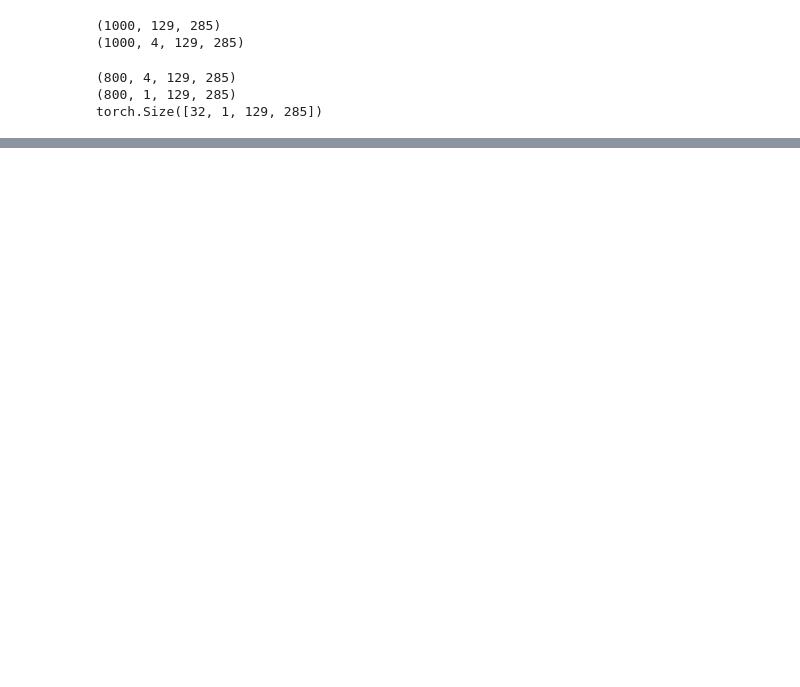
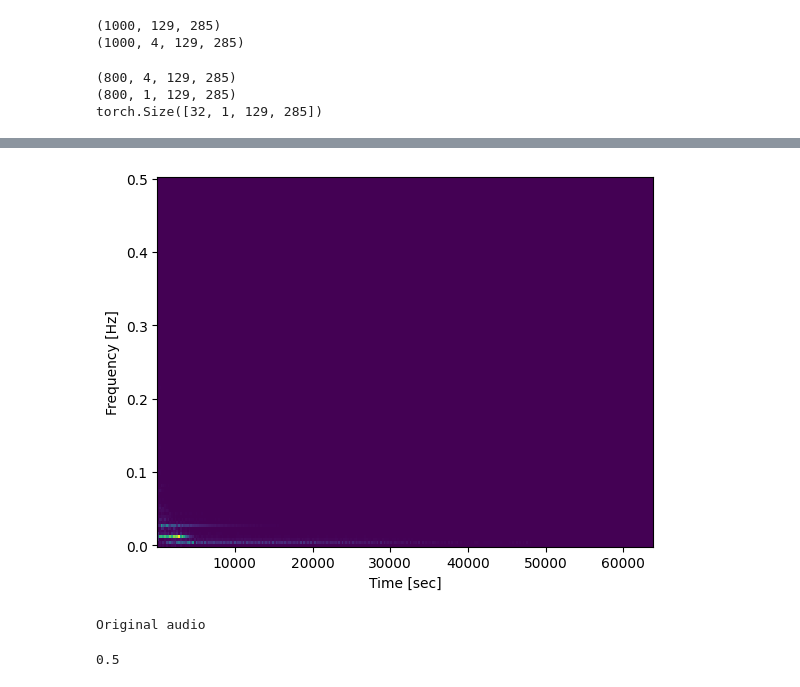
Before and after one commit to JanMcKenzie/AudioNNRep, a Jupyter notebook: final_project_simon_unet_clean.ipynb, the cells around one changed output, grey strips where cells are left out. Cells and saved outputs as stored; diff of their text form; code cells hidden in the pictures; blank space fills up the shorter version.

```diff
--- a/final_project_simon_unet_clean.ipynb
+++ b/final_project_simon_unet_clean.ipynb
@@ -500,0 +503,15 @@ for i, source in enumerate(output_tensor):
+# %%
+original_waveform, params = read_wav_file_scipy('combo1.wav')
+freq, time, spectro = signal.spectrogram(original_waveform)
+plt.pcolormesh(time, freq, spectro)
+plt.ylabel('Frequency [Hz]')
+plt.xlabel('Time [sec]')
+plt.show()
+print("Original audio")
+# %% [output]
+[figure, added]
+Original audio
+# %%
+np.max(freq)
+# %% [output]
+0.5
```
Also changed, not shown: parts of 8 cells of this notebook.
